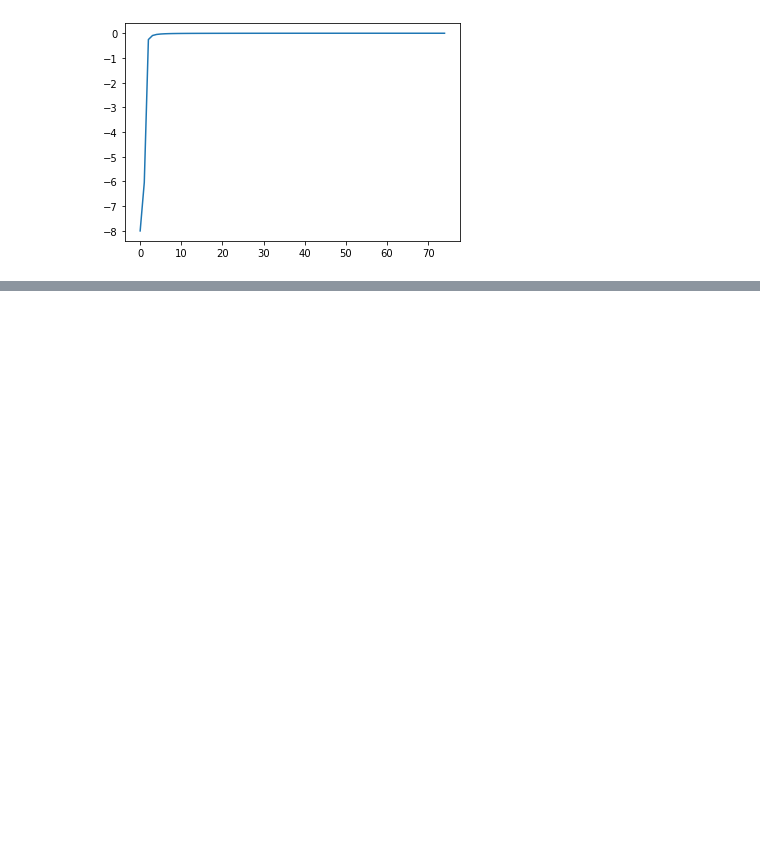
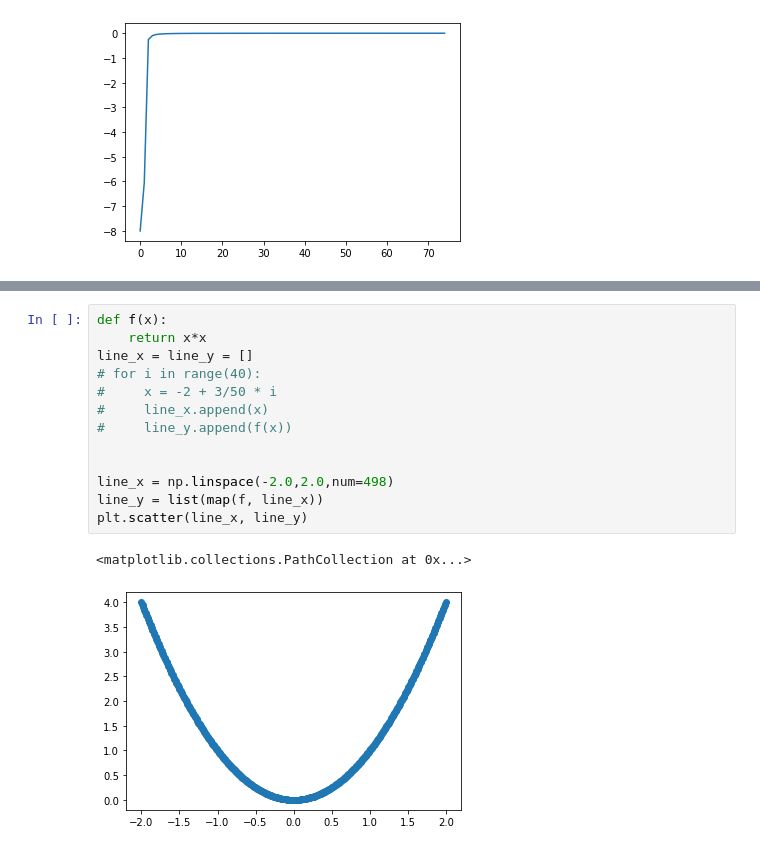
Before and after one commit to mateuszkojro/dims, a Jupyter notebook: motion-detect/notebooks/kalman_filter.ipynb, the cells around one changed output, grey strips where cells are left out. Drawn from its saved outputs; the diff is of its cells as text; blank space fills up the shorter version.

```diff
--- a/motion-detect/notebooks/kalman_filter.ipynb
+++ b/motion-detect/notebooks/kalman_filter.ipynb
@@ -225,0 +229,16 @@ plt.show()
+# %%
+def f(x):
+    return x*x
+line_x = line_y = []
+# for i in range(40):
+#     x = -2 + 3/50 * i
+#     line_x.append(x)
+#     line_y.append(f(x))
+
+
+line_x = np.linspace(-2.0,2.0,num=498)
+line_y = list(map(f, line_x))
+plt.scatter(line_x, line_y)
+# %% [output]
+<matplotlib.collections.PathCollection at 0x...>
+[figure, added]
```
Also changed, not shown: parts of 12 cells of this notebook, 1 other file.
